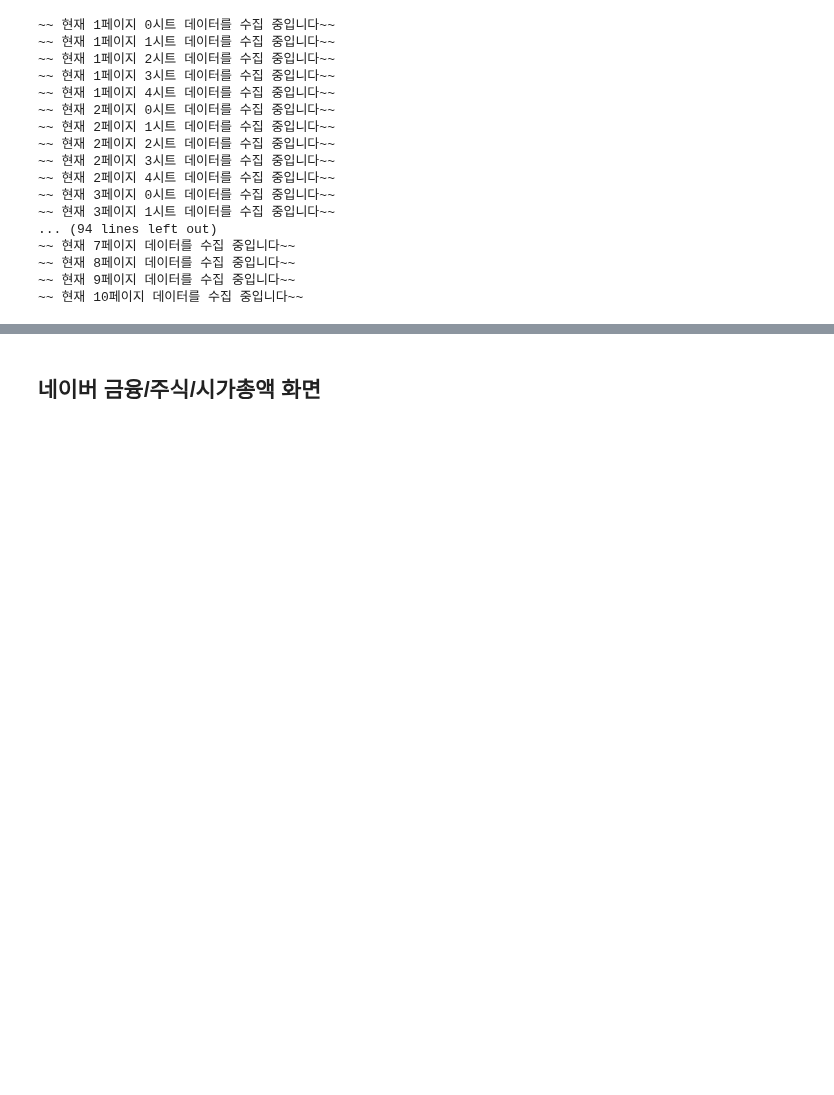
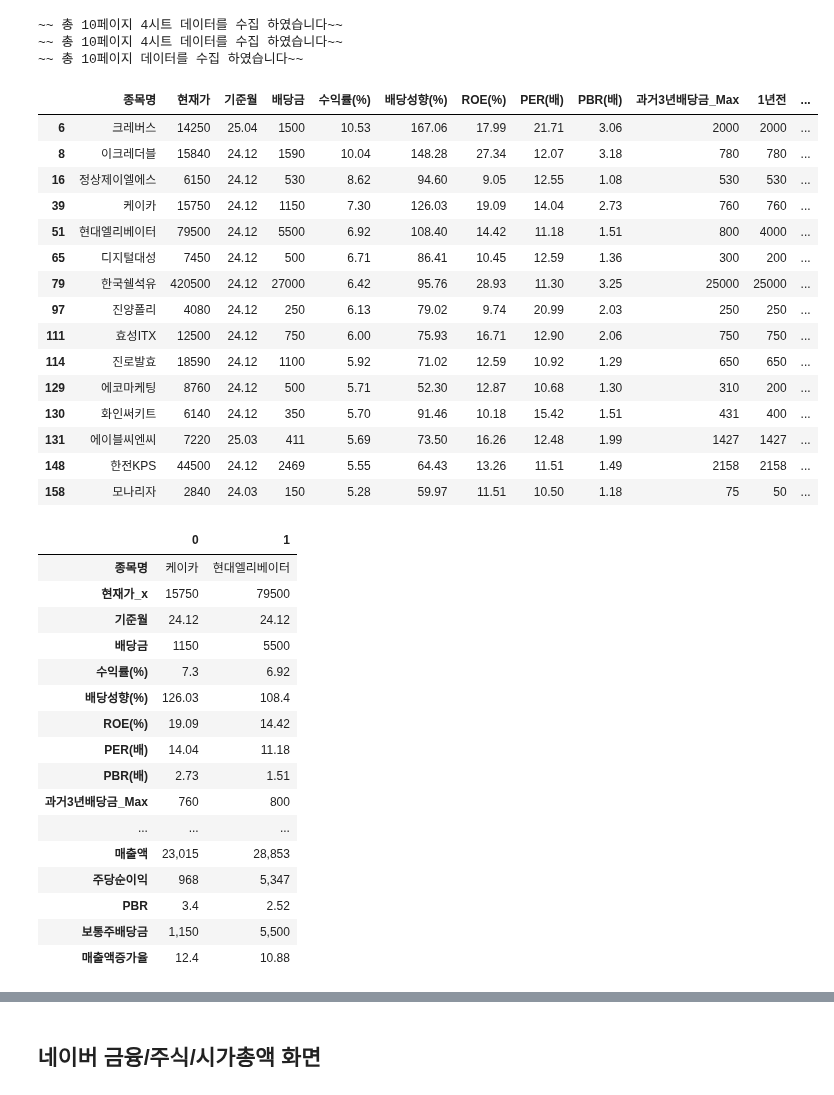
Before and after one commit to ksmindpks/ai_x, a Jupyter notebook: source/01_python/네이버금융데이터.ipynb, the cells around one changed output, grey strips where cells are left out. Drawn from its saved outputs; the diff is of its cells as text; code cells hidden in the pictures; blank space fills up the shorter version.

```diff
--- a/source/01_python/네이버금융데이터.ipynb
+++ b/source/01_python/네이버금융데이터.ipynb
@@ -26,28 +26,63 @@ import pandas as pd
 
 kospi, kosdak, divident = 'gsum', 'ksd_gsum', 'div'
 # %%
-
-
-
-
 call_nav_fin_gsum(kospi)
 call_nav_fin_gsum(kosdak)
 call_nav_fin_divident(divident)
+
+kospi_item_list = load_csv_file(kospi)
+kosdak_item_list = load_csv_file(kosdak)
+divident_item_list = load_csv_file(divident)
+
+kosdak_item_list.tail(3)
+
+selected_divident_items = divident_item_list[(divident_item_list['수익률(%)']>=5.0) &
+                                             (divident_item_list['ROE(%)']>=5.0) &
+                                             (divident_item_list['PER(배)']>=10.0) &
+                                             (divident_item_list['PBR(배)']>=1.0) &
+                                             (divident_item_list['배당성향(%)']>=25.0)]
+display(selected_divident_items)
+p_kospi = kospi_item_list[kospi_item_list['전일비변동']=='하락'].sort_values('등락률', ascending=False)
+p_kosdak = kosdak_item_list[kosdak_item_list['전일비변동']=='하락'].sort_values('등락률', ascending=False)
+proposed_kospi = pd.merge(selected_divident_items, p_kospi, how='inner', on=['종목명'])
+proposed_kosdak = pd.merge(selected_divident_items, p_kosdak, how='inner', on=['종목명'])
+
+display(proposed_kospi.T)
+display(proposed_kosdak.T)
 # %% [output]
-~~ 현재 1페이지 0시트 데이터를 수집 중입니다~~
-~~ 현재 1페이지 1시트 데이터를 수집 중입니다~~
-~~ 현재 1페이지 2시트 데이터를 수집 중입니다~~
-~~ 현재 1페이지 3시트 데이터를 수집 중입니다~~
-~~ 현재 1페이지 4시트 데이터를 수집 중입니다~~
-~~ 현재 2페이지 0시트 데이터를 수집 중입니다~~
-~~ 현재 2페이지 1시트 데이터를 수집 중입니다~~
-~~ 현재 2페이지 2시트 데이터를 수집 중입니다~~
-~~ 현재 2페이지 3시트 데이터를 수집 중입니다~~
-~~ 현재 2페이지 4시트 데이터를 수집 중입니다~~
-~~ 현재 3페이지 0시트 데이터를 수집 중입니다~~
-~~ 현재 3페이지 1시트 데이터를 수집 중입니다~~
-... (94 lines left out)
-~~ 현재 7페이지 데이터를 수집 중입니다~~
-~~ 현재 8페이지 데이터를 수집 중입니다~~
-~~ 현재 9페이지 데이터를 수집 중입니다~~
-~~ 현재 10페이지 데이터를 수집 중입니다~~
+~~ 총 10페이지 4시트 데이터를 수집 하였습니다~~
+~~ 총 10페이지 4시트 데이터를 수집 하였습니다~~
+~~ 총 10페이지 데이터를 수집 하였습니다~~
+|  | 종목명 | 현재가 | 기준월 | 배당금 | 수익률(%) | 배당성향(%) | ROE(%) | PER(배) | PBR(배) | 과거3년배당금_Max | 1년전 | ... |
+| 6 | 크레버스 | 14250 | 25.04 | 1500 | 10.53 | 167.06 | 17.99 | 21.71 | 3.06 | 2000 | 2000 | ... |
+| 8 | 이크레더블 | 15840 | 24.12 | 1590 | 10.04 | 148.28 | 27.34 | 12.07 | 3.18 | 780 | 780 | ... |
+| 16 | 정상제이엘에스 | 6150 | 24.12 | 530 | 8.62 | 94.60 | 9.05 | 12.55 | 1.08 | 530 | 530 | ... |
+| 39 | 케이카 | 15750 | 24.12 | 1150 | 7.30 | 126.03 | 19.09 | 14.04 | 2.73 | 760 | 760 | ... |
+| 51 | 현대엘리베이터 | 79500 | 24.12 | 5500 | 6.92 | 108.40 | 14.42 | 11.18 | 1.51 | 800 | 4000 | ... |
+| 65 | 디지털대성 | 7450 | 24.12 | 500 | 6.71 | 86.41 | 10.45 | 12.59 | 1.36 | 300 | 200 | ... |
+| 79 | 한국쉘석유 | 420500 | 24.12 | 27000 | 6.42 | 95.76 | 28.93 | 11.30 | 3.25 | 25000 | 25000 | ... |
+| 97 | 진양폴리 | 4080 | 24.12 | 250 | 6.13 | 79.02 | 9.74 | 20.99 | 2.03 | 250 | 250 | ... |
+| 111 | 효성ITX | 12500 | 24.12 | 750 | 6.00 | 75.93 | 16.71 | 12.90 | 2.06 | 750 | 750 | ... |
+| 114 | 진로발효 | 18590 | 24.12 | 1100 | 5.92 | 71.02 | 12.59 | 10.92 | 1.29 | 650 | 650 | ... |
+| 129 | 에코마케팅 | 8760 | 24.12 | 500 | 5.71 | 52.30 | 12.87 | 10.68 | 1.30 | 310 | 200 | ... |
+| 130 | 화인써키트 | 6140 | 24.12 | 350 | 5.70 | 91.46 | 10.18 | 15.42 | 1.51 | 431 | 400 | ... |
+| 131 | 에이블씨엔씨 | 7220 | 25.03 | 411 | 5.69 | 73.50 | 16.26 | 12.48 | 1.99 | 1427 | 1427 | ... |
+| 148 | 한전KPS | 44500 | 24.12 | 2469 | 5.55 | 64.43 | 13.26 | 11.51 | 1.49 | 2158 | 2158 | ... |
+| 158 | 모나리자 | 2840 | 24.03 | 150 | 5.28 | 59.97 | 11.51 | 10.50 | 1.18 | 75 | 50 | ... |
+|  | 0 | 1 |
+| 종목명 | 케이카 | 현대엘리베이터 |
+| 현재가_x | 15750 | 79500 |
+| 기준월 | 24.12 | 24.12 |
+| 배당금 | 1150 | 5500 |
+| 수익률(%) | 7.3 | 6.92 |
+| 배당성향(%) | 126.03 | 108.4 |
+| ROE(%) | 19.09 | 14.42 |
+| PER(배) | 14.04 | 11.18 |
+| PBR(배) | 2.73 | 1.51 |
+| 과거3년배당금_Max | 760 | 800 |
+| ... | ... | ... |
+| 매출액 | 23,015 | 28,853 |
+| 주당순이익 | 968 | 5,347 |
+| PBR | 3.4 | 2.52 |
+| 보통주배당금 | 1,150 | 5,500 |
+| 매출액증가율 | 12.4 | 10.88 |
```
Also changed, not shown: parts of 4 cells of this notebook, 12 other files.
